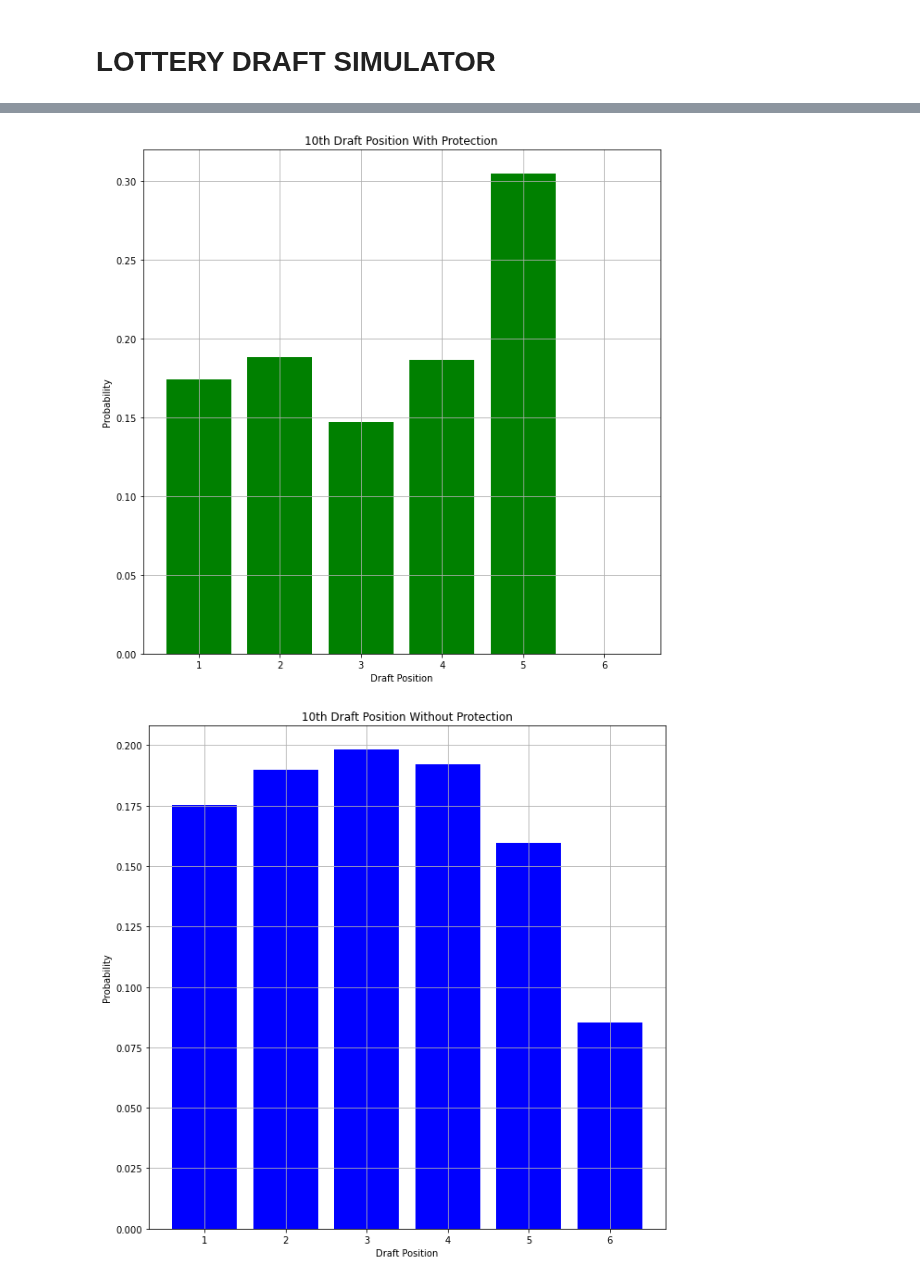
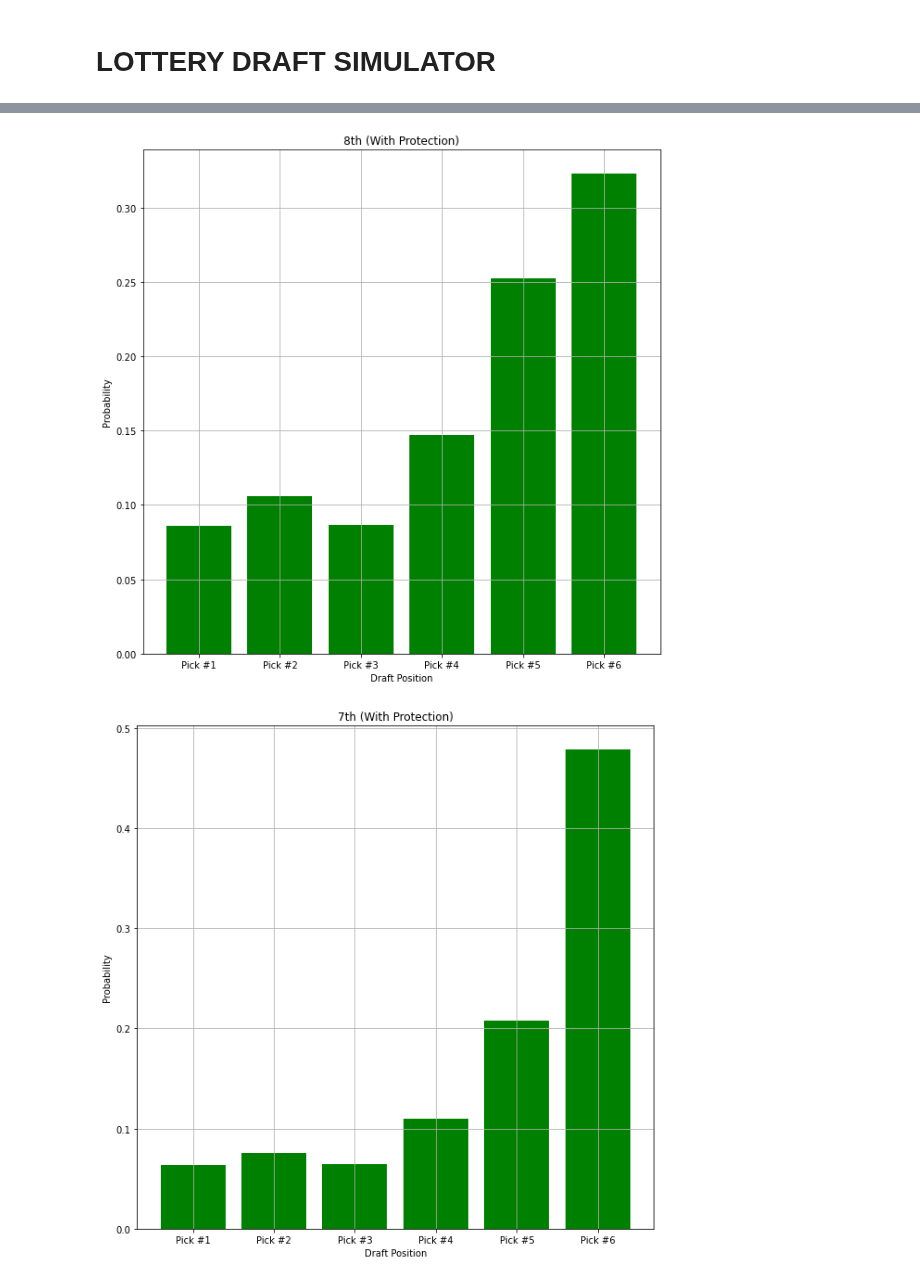
Before and after one commit to mkralis123/FantasyResearch, a Jupyter notebook: LotterySimulator.ipynb, the cells around one changed output, grey strips where cells are left out. Drawn from its saved outputs; the diff is of its cells as text; code cells hidden in the pictures.

Commit message:
Added flipped plots

```diff
--- a/LotterySimulator.ipynb
+++ b/LotterySimulator.ipynb
@@ -8,6 +8,7 @@ protections = {3: '12th', 4 : '11th', 5 : '10th'}
 # %%
 import copy
 import random
+import pandas as pd
 
 def draft_sim(tickets, protections):
 
@@ -45,8 +46,9 @@ def get_summary_total(sim_results, tickets, isProb = True):
         for i in range(no_simulations):
             team_dict[sim_results[i].index(team)+1] += 1
         if isProb:
-            team_dict = {key : team_dict[key]/no_simulations for key in team_dict}
+            team_dict = {f'Pick #{key}' : team_dict[key]/no_simulations for key in team_dict}
         summary[team] = team_dict
+    summary = pd.DataFrame.from_dict(summary)
 
     return summary
 # %%
@@ -69,18 +96,18 @@ import matplotlib.pyplot as plt
 
 for team in with_protection:
     plt.figure(figsize = (10,10))
-    plt.title(team + ' Draft Position With Protection')
+    plt.title(team + ' (With Protection)')
     plt.ylabel('Probability')
     plt.xlabel('Draft Position')
     plt.grid()
-    plt.bar(with_protection[team].keys(), with_protection[team].values(), color='g')
+    plt.bar(with_protection[team].index, with_protection[team], color = 'g')
     plt.show()
 
-    plt.figure(figsize = (10,10))
-    plt.title(team + ' Draft Position Without Protection')
-    plt.ylabel('Probability')
-    plt.xlabel('Draft Position')
-    plt.grid()
-    plt.bar(without_protection[team].keys(), without_protection[team].values(), color='b')
-    plt.show()
+#     plt.figure(figsize = (10,10))
+#     plt.title(team + ' (Without Protection)')
+#     plt.ylabel('Probability')
+#     plt.xlabel('Draft Position')
+#     plt.grid()
+#     plt.bar(without_protection[team].index, without_protection[team], color = 'b')
+#     plt.show()
 # %% [output]
@@ -91,2 +118,2 @@ for team in with_protection:
-[figure, old version]
+[figure, new version]
-[figure, old version]
+[figure, new version]
```
Also changed, not shown: parts of 4 cells of this notebook.
